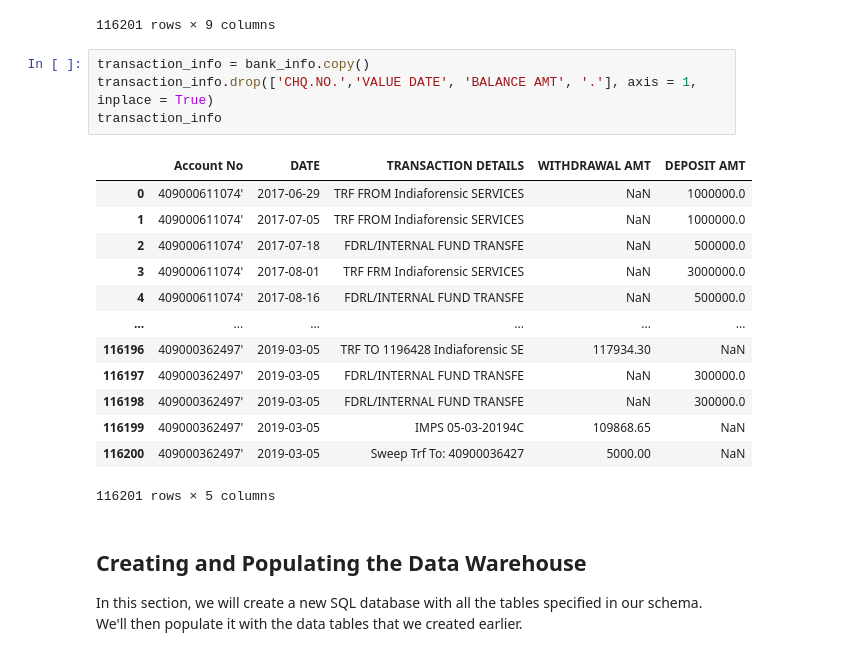
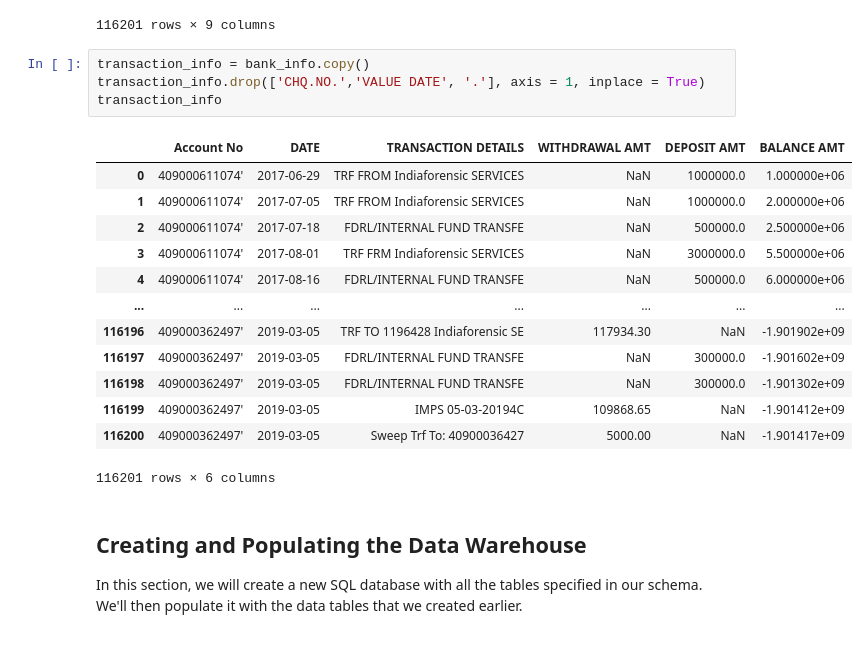
Before and after one commit to MKhour/DSProject1, a Jupyter notebook: DSProject1.ipynb, the cells around one changed output. Cells and saved outputs as stored; diff of their text form.

Commit message:
modify table

```diff
--- a/DSProject1.ipynb
+++ b/DSProject1.ipynb
@@ -394,22 +394,22 @@ bank_info
 116201 rows × 9 columns
 # %%
 transaction_info = bank_info.copy()
-transaction_info.drop(['CHQ.NO.','VALUE DATE', 'BALANCE AMT', '.'], axis = 1, inplace = True)
+transaction_info.drop(['CHQ.NO.','VALUE DATE', '.'], axis = 1, inplace = True)
 transaction_info
 # %% [output]
-|  | Account No | DATE | TRANSACTION DETAILS | WITHDRAWAL AMT | DEPOSIT AMT |
-| 0 | 409000611074' | 2017-06-29 | TRF FROM Indiaforensic SERVICES | NaN | 1000000.0 |
-| 1 | 409000611074' | 2017-07-05 | TRF FROM Indiaforensic SERVICES | NaN | 1000000.0 |
-| 2 | 409000611074' | 2017-07-18 | FDRL/INTERNAL FUND TRANSFE | NaN | 500000.0 |
-| 3 | 409000611074' | 2017-08-01 | TRF FRM Indiaforensic SERVICES | NaN | 3000000.0 |
-| 4 | 409000611074' | 2017-08-16 | FDRL/INTERNAL FUND TRANSFE | NaN | 500000.0 |
-| ... | ... | ... | ... | ... | ... |
-| 116196 | 409000362497' | 2019-03-05 | TRF TO 1196428 Indiaforensic SE | 117934.30 | NaN |
-| 116197 | 409000362497' | 2019-03-05 | FDRL/INTERNAL FUND TRANSFE | NaN | 300000.0 |
-| 116198 | 409000362497' | 2019-03-05 | FDRL/INTERNAL FUND TRANSFE | NaN | 300000.0 |
-| 116199 | 409000362497' | 2019-03-05 | IMPS 05-03-20194C | 109868.65 | NaN |
-| 116200 | 409000362497' | 2019-03-05 | Sweep Trf To: 40900036427 | 5000.00 | NaN |
+|  | Account No | DATE | TRANSACTION DETAILS | WITHDRAWAL AMT | DEPOSIT AMT | BALANCE AMT |
+| 0 | 409000611074' | 2017-06-29 | TRF FROM Indiaforensic SERVICES | NaN | 1000000.0 | 1.000000e+06 |
+| 1 | 409000611074' | 2017-07-05 | TRF FROM Indiaforensic SERVICES | NaN | 1000000.0 | 2.000000e+06 |
+| 2 | 409000611074' | 2017-07-18 | FDRL/INTERNAL FUND TRANSFE | NaN | 500000.0 | 2.500000e+06 |
+| 3 | 409000611074' | 2017-08-01 | TRF FRM Indiaforensic SERVICES | NaN | 3000000.0 | 5.500000e+06 |
+| 4 | 409000611074' | 2017-08-16 | FDRL/INTERNAL FUND TRANSFE | NaN | 500000.0 | 6.000000e+06 |
+| ... | ... | ... | ... | ... | ... | ... |
+| 116196 | 409000362497' | 2019-03-05 | TRF TO 1196428 Indiaforensic SE | 117934.30 | NaN | -1.901902e+09 |
+| 116197 | 409000362497' | 2019-03-05 | FDRL/INTERNAL FUND TRANSFE | NaN | 300000.0 | -1.901602e+09 |
+| 116198 | 409000362497' | 2019-03-05 | FDRL/INTERNAL FUND TRANSFE | NaN | 300000.0 | -1.901302e+09 |
+| 116199 | 409000362497' | 2019-03-05 | IMPS 05-03-20194C | 109868.65 | NaN | -1.901412e+09 |
+| 116200 | 409000362497' | 2019-03-05 | Sweep Trf To: 40900036427 | 5000.00 | NaN | -1.901417e+09 |
-116201 rows × 5 columns
+116201 rows × 6 columns
 # %% [markdown]
 ## Creating and Populating the Data Warehouse
 In this section, we will create a new SQL database with all the tables specified in our schema. We'll then populate it with the data tables that we created earlier.
```
Also changed, not shown: parts of 2 cells of this notebook, 1 other file.
